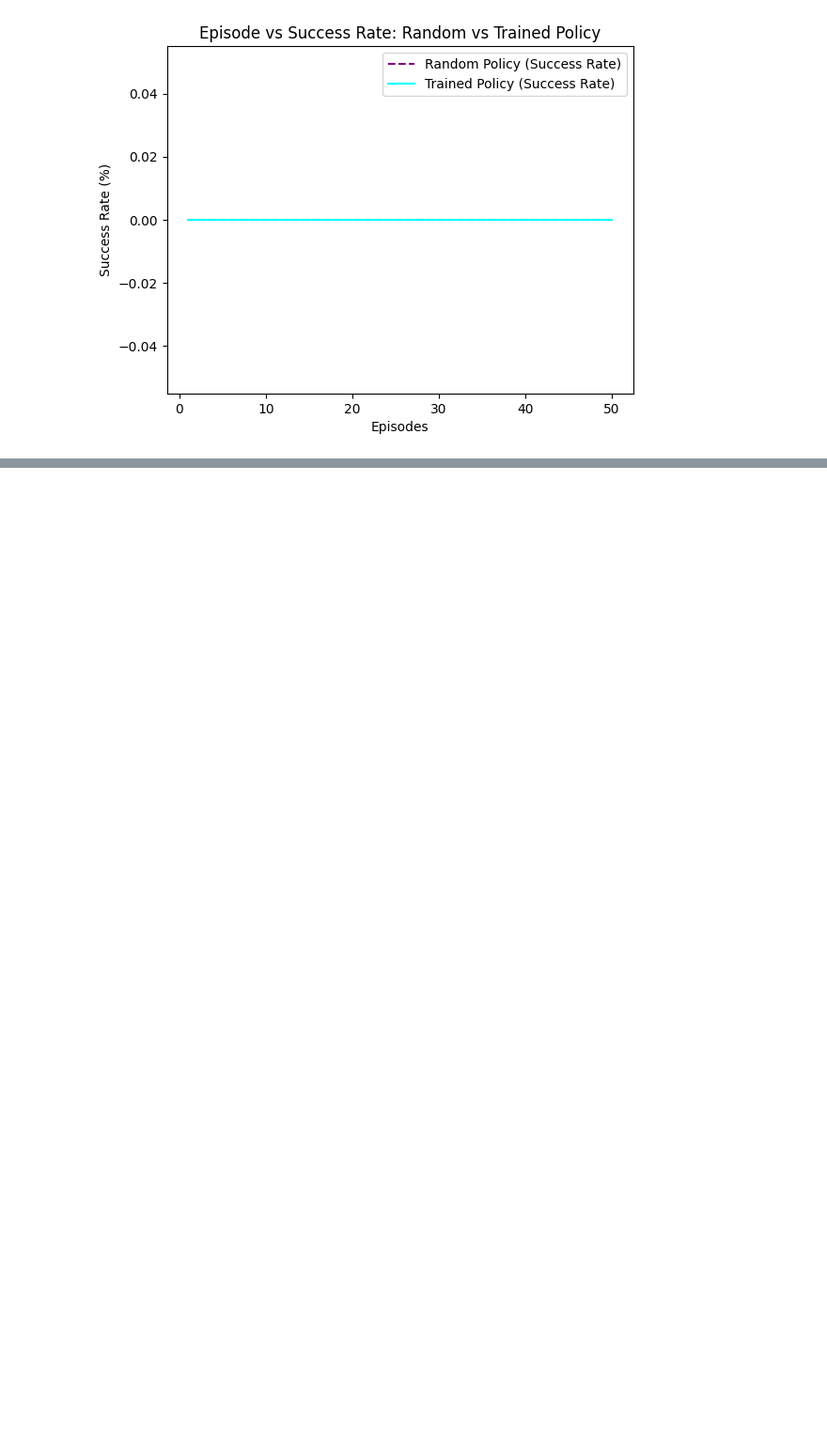
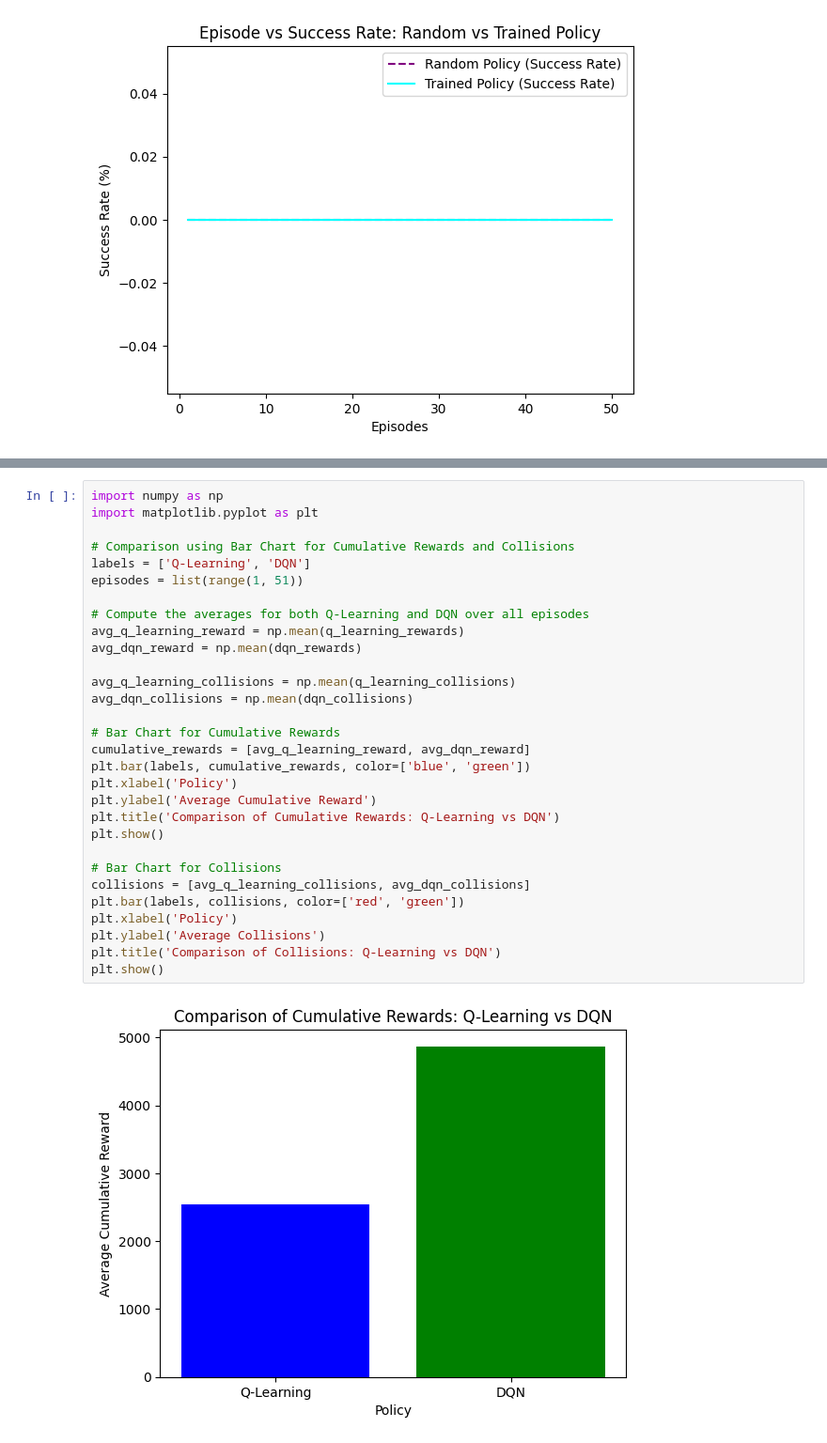
Before and after one commit to AdityaKRaj/Pytorch, a Jupyter notebook: NeuralNetwork.ipynb, the cells around one changed output, grey strips where cells are left out. Shown: that part at 94% size. Saved outputs shown, nothing was run; the diff lists cells and outputs as text; blank space fills up the shorter version.

Commit message:
comparison with q learning

```diff
--- a/NeuralNetwork.ipynb
+++ b/NeuralNetwork.ipynb
@@ -422,0 +879,32 @@ Reward per Step (Trained Policy): 48.10276406984939
+# %%
+import numpy as np
+import matplotlib.pyplot as plt
+
+# Comparison using Bar Chart for Cumulative Rewards and Collisions
+labels = ['Q-Learning', 'DQN']
+episodes = list(range(1, 51))
+
+# Compute the averages for both Q-Learning and DQN over all episodes
+avg_q_learning_reward = np.mean(q_learning_rewards)
+avg_dqn_reward = np.mean(dqn_rewards)
+
+avg_q_learning_collisions = np.mean(q_learning_collisions)
+avg_dqn_collisions = np.mean(dqn_collisions)
+
+# Bar Chart for Cumulative Rewards
+cumulative_rewards = [avg_q_learning_reward, avg_dqn_reward]
+plt.bar(labels, cumulative_rewards, color=['blue', 'green'])
+plt.xlabel('Policy')
+plt.ylabel('Average Cumulative Reward')
+plt.title('Comparison of Cumulative Rewards: Q-Learning vs DQN')
+plt.show()
+
+# Bar Chart for Collisions
+collisions = [avg_q_learning_collisions, avg_dqn_collisions]
+plt.bar(labels, collisions, color=['red', 'green'])
+plt.xlabel('Policy')
+plt.ylabel('Average Collisions')
+plt.title('Comparison of Collisions: Q-Learning vs DQN')
+plt.show()
+# %% [output]
+[figure, added]
```
Also changed, not shown: parts of 2 cells of this notebook.
